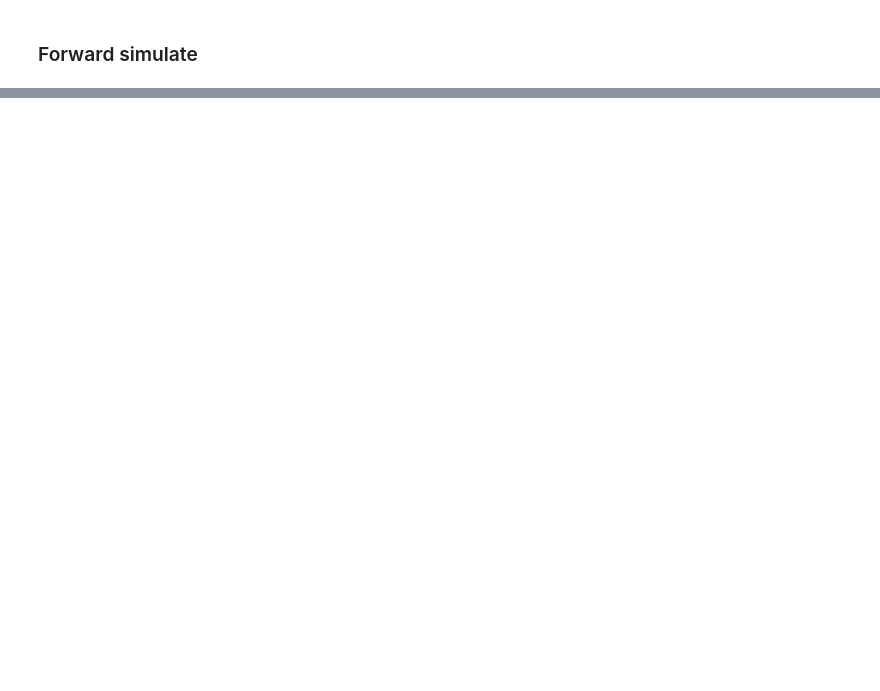
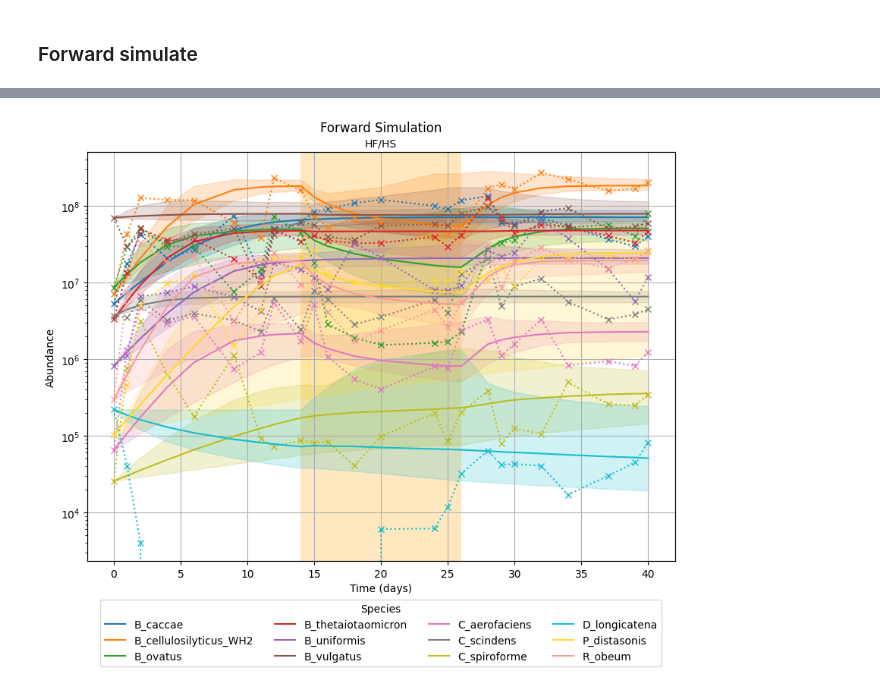
Before and after one commit to alejandrocs98/masters-thesis, a Jupyter notebook: mdsine2_mcnulty_lf0.ipynb, the cells around one changed output, grey strips where cells are left out. Drawn from its saved outputs; the diff is of its cells as text; code cells hidden in the pictures; blank space fills up the shorter version.

```diff
--- a/mdsine2_mcnulty_lf0.ipynb
+++ b/mdsine2_mcnulty_lf0.ipynb
@@ -564,0 +627,3 @@ plt.show()
+# %%
+# Set output directory
+cv_output_dir = output_dir / "cv"
@@ -566,0 +759,20 @@ plt.show()
+# %%
+fig = plt.figure(figsize=(10, 7))
+ax = fig.add_subplot(111)
+col = 0
+for i in range(len(subj_val.taxa)):
+    ax.fill_between(times_val, y1=low_val[i, :], y2=high_val[i, :], alpha=0.2, color=cols[col])
+    ax.plot(times_val, med_val[i,:], label=f'{taxa_val[i].name}', color=cols[col])
+    ax.plot(times_val, M_truth_val[i, :], marker='x',linestyle=':', color=cols[col])
+    col+=1
+ax.set_yscale('log')
+ax.set_title('Forward Simulation')
+ax.set_xlabel('Time (days)')
+ax.set_ylabel('Abundance')
+ax.legend(loc='lower center', bbox_to_anchor=(0.5, -0.27), ncol=4, fancybox=True, shadow=False, title='Species')
+ax.grid()
+md2.visualization.shade_in_perturbations(ax, perturbations=subj.perturbations, subj=subj)
+# ax.set_ylim(bottom=1e5, top=1e12)
+plt.show()
+# %% [output]
+[figure, added]
```
Also changed, not shown: parts of 16 cells of this notebook, 15 other files.
